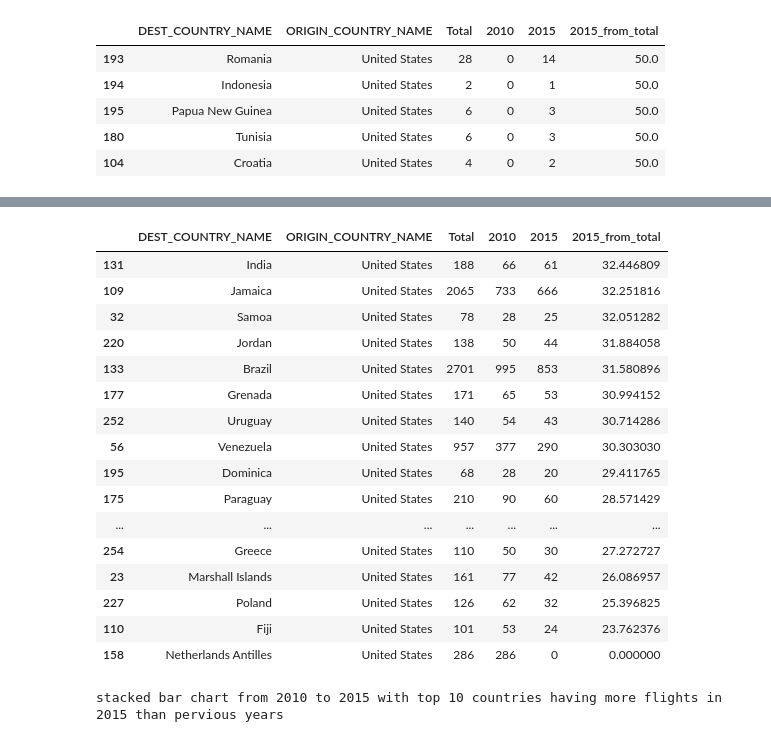
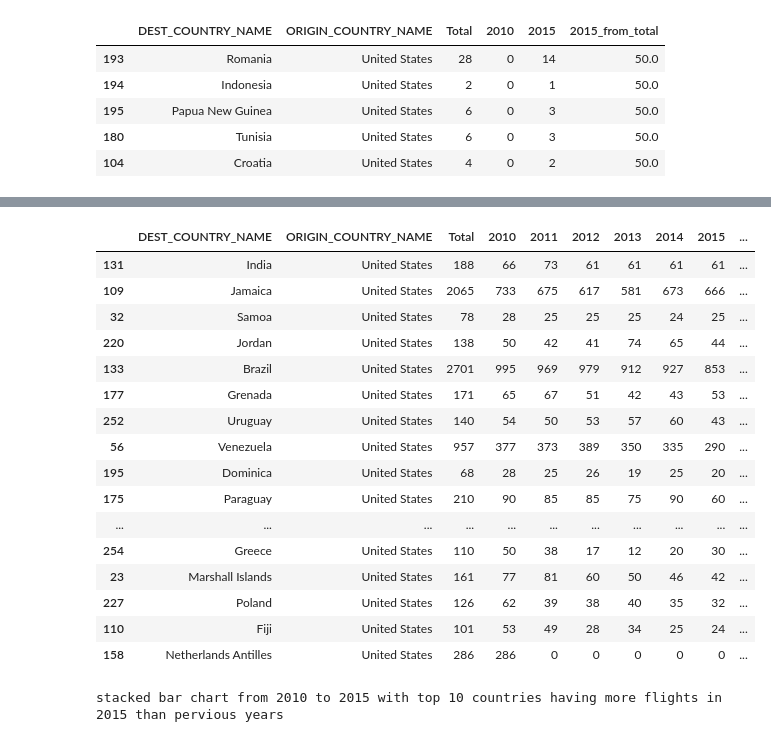
Before and after one commit to mnegypt/jupyter-notebooks, a Jupyter notebook: Air_Flights.ipynb, the cells around one changed output, grey strips where cells are left out. Drawn from its saved outputs; the diff is of its cells as text; code cells hidden in the pictures.

```diff
--- a/Air_Flights.ipynb
+++ b/Air_Flights.ipynb
@@ -220,25 +220,25 @@ sorted by the persentage of 2015 from total, ignoring countries with total fligh
 | 137 | Denmark | United States | 404 | 98 | 95 | 83 | 104 | 114 | 153 | ... |
 # %%
 #the lowest 20 countries
-From_US_sorted_by_2015_from_total[["DEST_COUNTRY_NAME","ORIGIN_COUNTRY_NAME","Total","2010","2015","2015_from_total"]].tail(20)
+From_US_sorted_by_2015_from_total[["DEST_COUNTRY_NAME","ORIGIN_COUNTRY_NAME","Total","2010","2011","2012","2013","2014","2015","2015_from_total"]].tail(20)
 # %% [output]
-|  | DEST_COUNTRY_NAME | ORIGIN_COUNTRY_NAME | Total | 2010 | 2015 | 2015_from_total |
-| 131 | India | United States | 188 | 66 | 61 | 32.446809 |
-| 109 | Jamaica | United States | 2065 | 733 | 666 | 32.251816 |
-| 32 | Samoa | United States | 78 | 28 | 25 | 32.051282 |
-| 220 | Jordan | United States | 138 | 50 | 44 | 31.884058 |
-| 133 | Brazil | United States | 2701 | 995 | 853 | 31.580896 |
-| 177 | Grenada | United States | 171 | 65 | 53 | 30.994152 |
-| 252 | Uruguay | United States | 140 | 54 | 43 | 30.714286 |
-| 56 | Venezuela | United States | 957 | 377 | 290 | 30.303030 |
-| 195 | Dominica | United States | 68 | 28 | 20 | 29.411765 |
-| 175 | Paraguay | United States | 210 | 90 | 60 | 28.571429 |
-| ... | ... | ... | ... | ... | ... | ... |
-| 254 | Greece | United States | 110 | 50 | 30 | 27.272727 |
-| 23 | Marshall Islands | United States | 161 | 77 | 42 | 26.086957 |
-| 227 | Poland | United States | 126 | 62 | 32 | 25.396825 |
-| 110 | Fiji | United States | 101 | 53 | 24 | 23.762376 |
-| 158 | Netherlands Antilles | United States | 286 | 286 | 0 | 0.000000 |
+|  | DEST_COUNTRY_NAME | ORIGIN_COUNTRY_NAME | Total | 2010 | 2011 | 2012 | 2013 | 2014 | 2015 | ... |
+| 131 | India | United States | 188 | 66 | 73 | 61 | 61 | 61 | 61 | ... |
+| 109 | Jamaica | United States | 2065 | 733 | 675 | 617 | 581 | 673 | 666 | ... |
+| 32 | Samoa | United States | 78 | 28 | 25 | 25 | 25 | 24 | 25 | ... |
+| 220 | Jordan | United States | 138 | 50 | 42 | 41 | 74 | 65 | 44 | ... |
+| 133 | Brazil | United States | 2701 | 995 | 969 | 979 | 912 | 927 | 853 | ... |
+| 177 | Grenada | United States | 171 | 65 | 67 | 51 | 42 | 43 | 53 | ... |
+| 252 | Uruguay | United States | 140 | 54 | 50 | 53 | 57 | 60 | 43 | ... |
+| 56 | Venezuela | United States | 957 | 377 | 373 | 389 | 350 | 335 | 290 | ... |
+| 195 | Dominica | United States | 68 | 28 | 25 | 26 | 19 | 25 | 20 | ... |
+| 175 | Paraguay | United States | 210 | 90 | 85 | 85 | 75 | 90 | 60 | ... |
+| ... | ... | ... | ... | ... | ... | ... | ... | ... | ... | ... |
+| 254 | Greece | United States | 110 | 50 | 38 | 17 | 12 | 20 | 30 | ... |
+| 23 | Marshall Islands | United States | 161 | 77 | 81 | 60 | 50 | 46 | 42 | ... |
+| 227 | Poland | United States | 126 | 62 | 39 | 38 | 40 | 35 | 32 | ... |
+| 110 | Fiji | United States | 101 | 53 | 49 | 28 | 34 | 25 | 24 | ... |
+| 158 | Netherlands Antilles | United States | 286 | 286 | 0 | 0 | 0 | 0 | 0 | ... |
 # %%
 print("stacked bar chart from 2010 to 2015 with top 10 countries having more flights in 2015 than pervious years")
 From_US_sorted_by_2015_from_total[["DEST_COUNTRY_NAME","2010","2011","2012","2013","2014","2015"]].set_index(["DEST_COUNTRY_NAME"]).head(10).plot(kind='bar', stacked=True)
```
Also changed, not shown: parts of 7 cells of this notebook.
